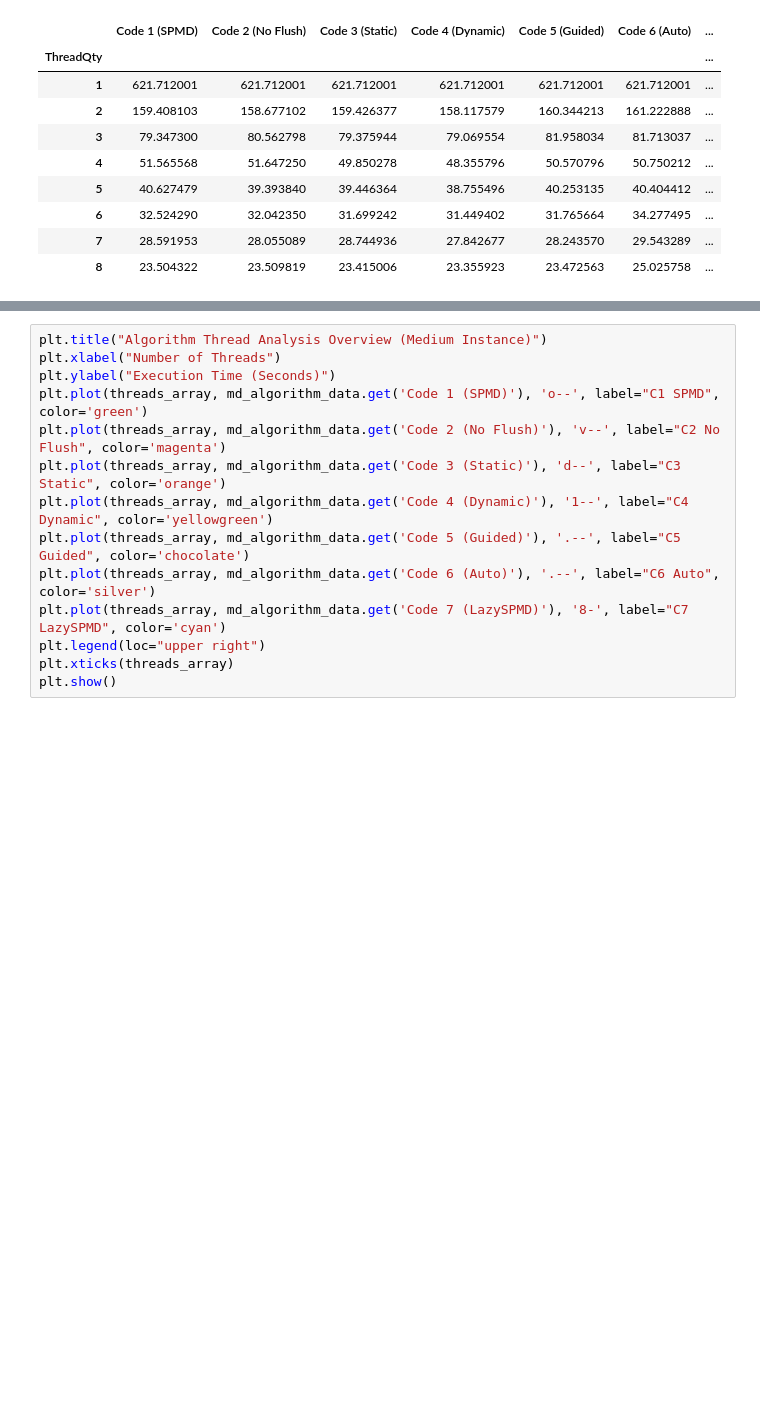
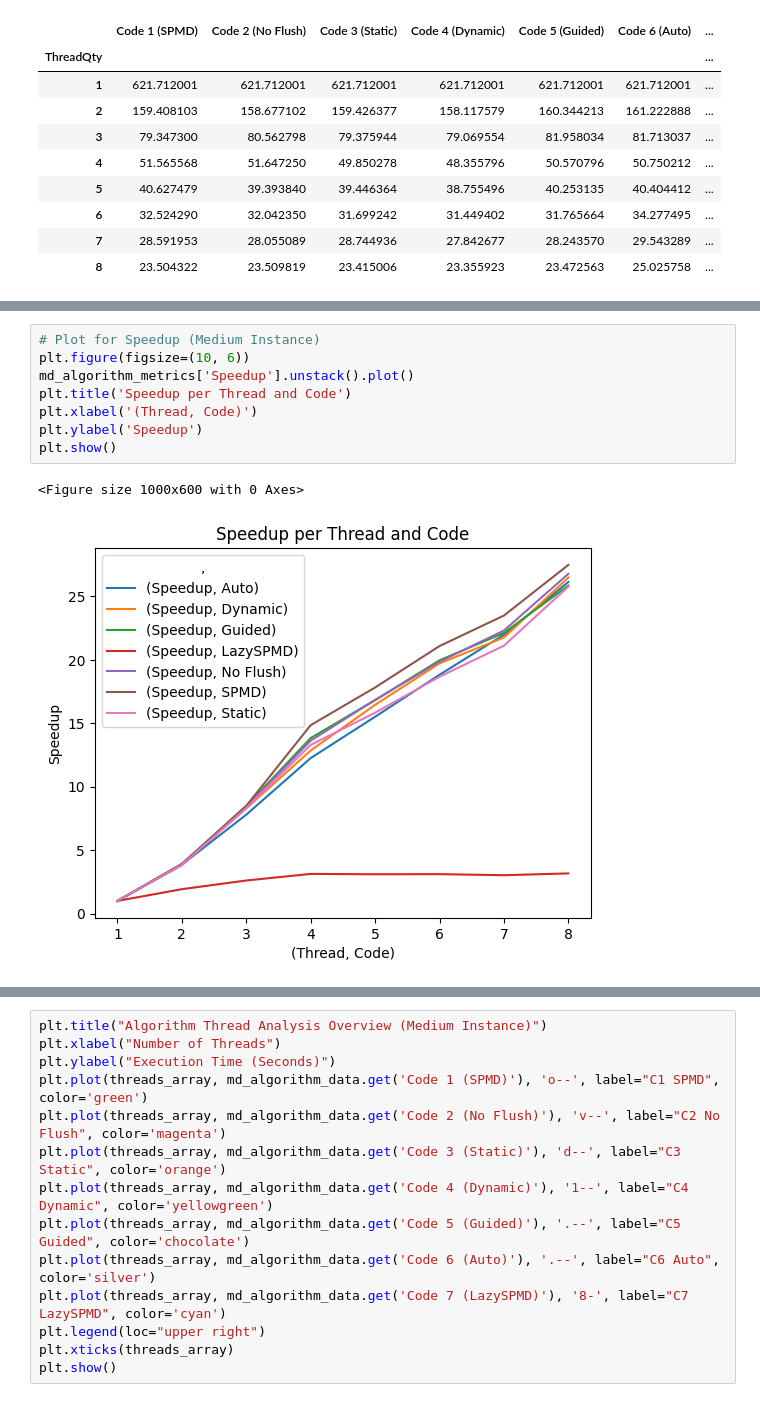
Before and after one commit to Daniels1610/RepairAlgorithmKP-OpenMP-Analysis, a Jupyter notebook: rpa_analysis.ipynb, the cells around one changed output, grey strips where cells are left out. Saved outputs shown, nothing was run; the diff lists cells and outputs as text; blank space fills up the shorter version.

```diff
--- a/rpa_analysis.ipynb
+++ b/rpa_analysis.ipynb
@@ -184,0 +185,11 @@ Algorithms Metrics
+# %%
+# Plot for Speedup (Medium Instance)
+plt.figure(figsize=(10, 6))
+md_algorithm_metrics['Speedup'].unstack().plot()
+plt.title('Speedup per Thread and Code')
+plt.xlabel('(Thread, Code)')
+plt.ylabel('Speedup')
+plt.show()
+# %% [output]
+<Figure size 1000x600 with 0 Axes>
+[figure, added]
```
Also changed, not shown: parts of 7 cells of this notebook.
